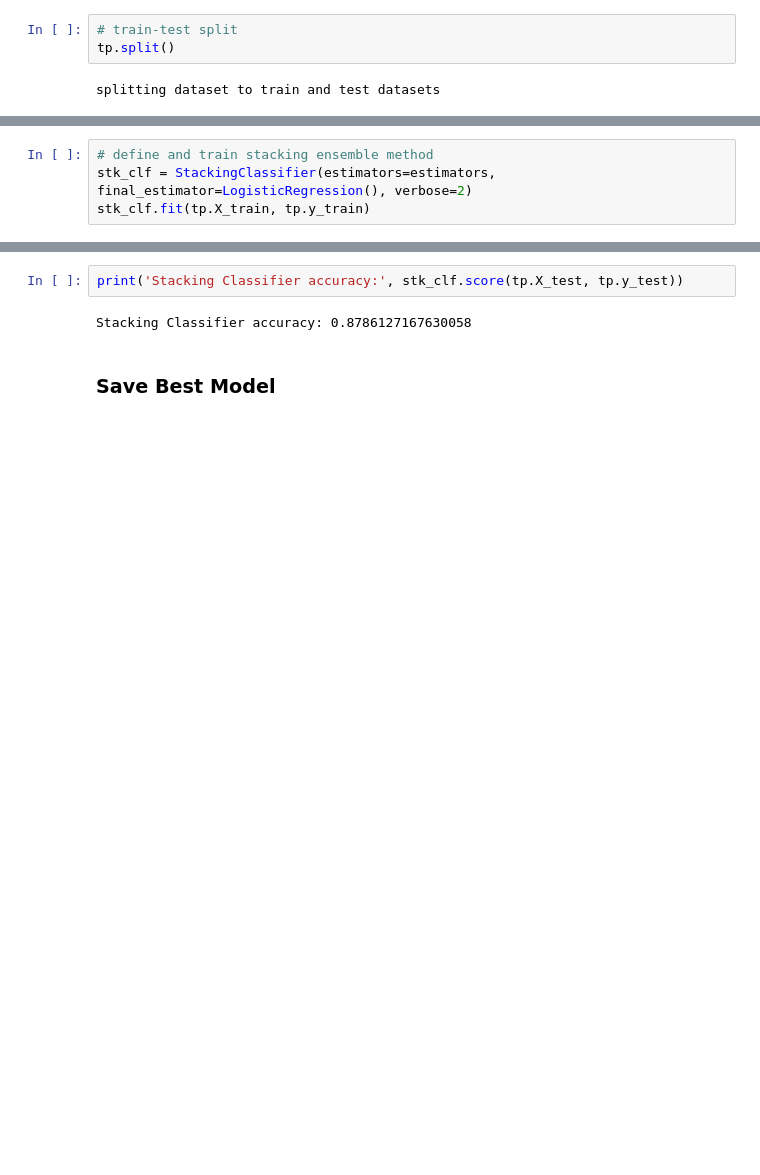
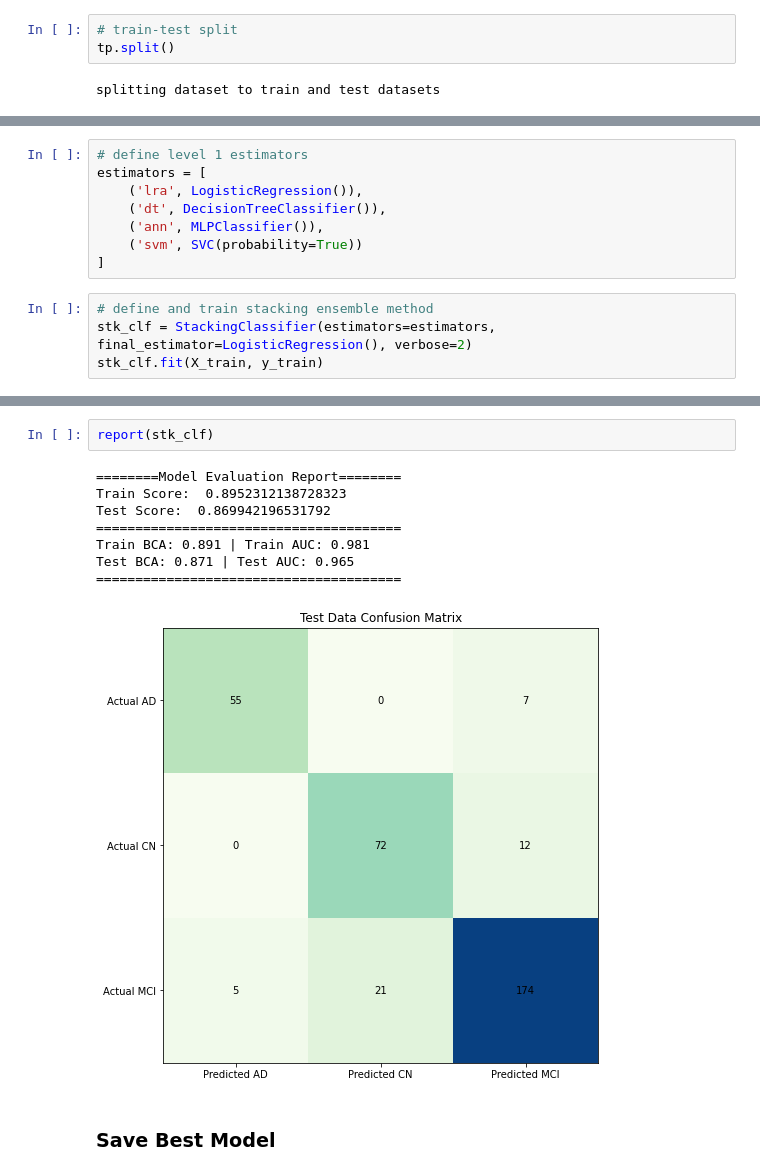
Before and after one commit to rusane/natural-computing, a Jupyter notebook: Project/Stacking.ipynb, the cells around one changed output, grey strips where cells are left out. Cells and saved outputs as stored; diff of their text form; blank space fills up the shorter version.

```diff
--- a/Project/Stacking.ipynb
+++ b/Project/Stacking.ipynb
@@ -71,5 +252,13 @@ estimators = [
+# %%
+# define level 1 estimators
+estimators = [
+    ('lra', LogisticRegression()),
+    ('dt', DecisionTreeClassifier()),
+    ('ann', MLPClassifier()),
+    ('svm', SVC(probability=True))
+]
 # %%
 # define and train stacking ensemble method
 stk_clf = StackingClassifier(estimators=estimators, final_estimator=LogisticRegression(), verbose=2)
-stk_clf.fit(tp.X_train, tp.y_train)
+stk_clf.fit(X_train, y_train)
 # %% [output]
@@ -96,10 +291,17 @@ StackingClassifier(cv=None,
                                                       warm_start=False),
                    n_jobs=None, passthrough=False, stack_method='auto',
                    verbose=2)
-# %%
-print('Stacking Classifier accuracy:', stk_clf.score(tp.X_test, tp.y_test))
-# %% [output]
-Stacking Classifier accuracy: 0.8786127167630058
+# %%
+report(stk_clf)
+# %% [output]
+========Model Evaluation Report========
+Train Score:  0.8952312138728323
+Test Score:  0.869942196531792
+=======================================
+Train BCA: 0.891 | Train AUC: 0.981
+Test BCA: 0.871 | Test AUC: 0.965
+=======================================
+[figure, added]
 # %% [markdown]
 ### Save Best Model
 # %%
```
Also changed, not shown: parts of 23 cells of this notebook, 3 other files.
